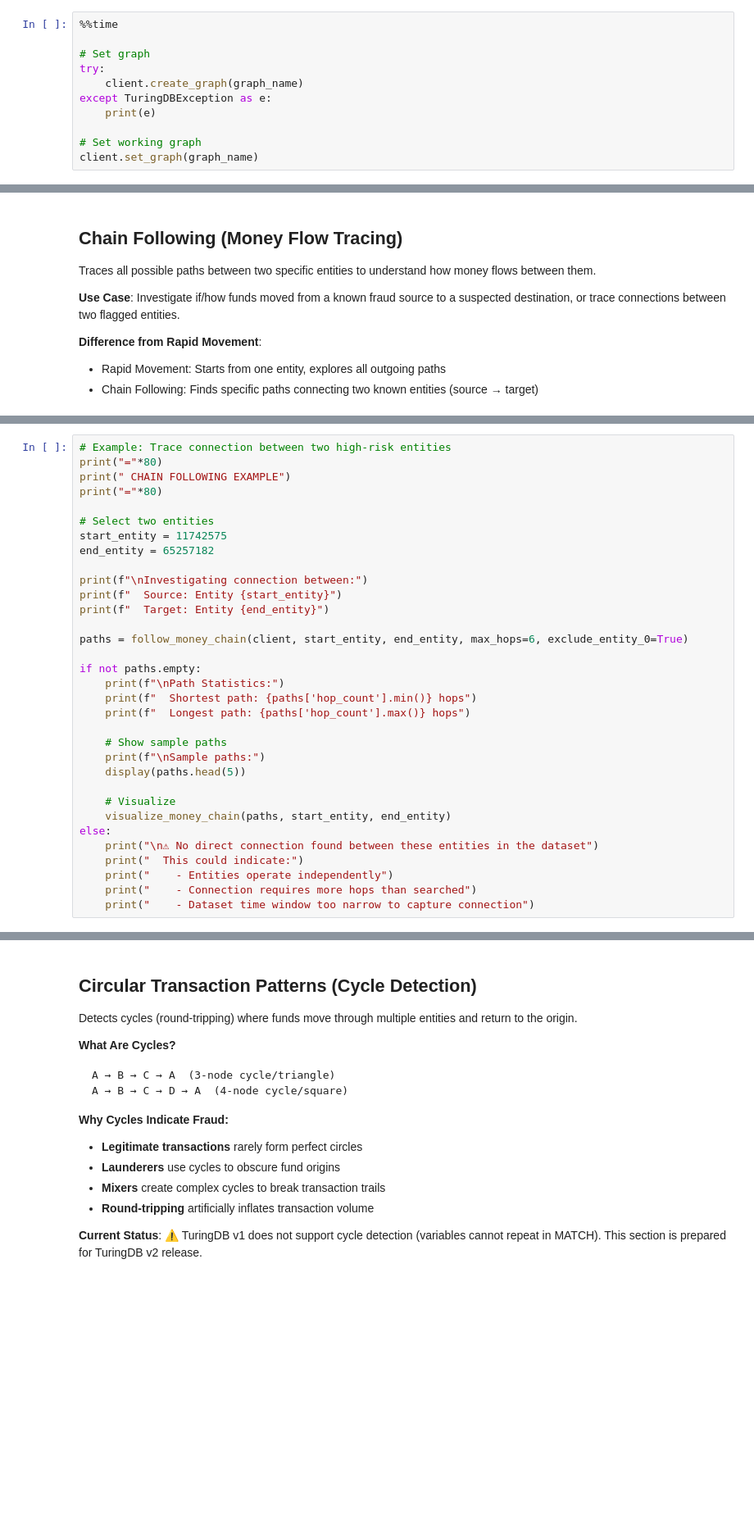
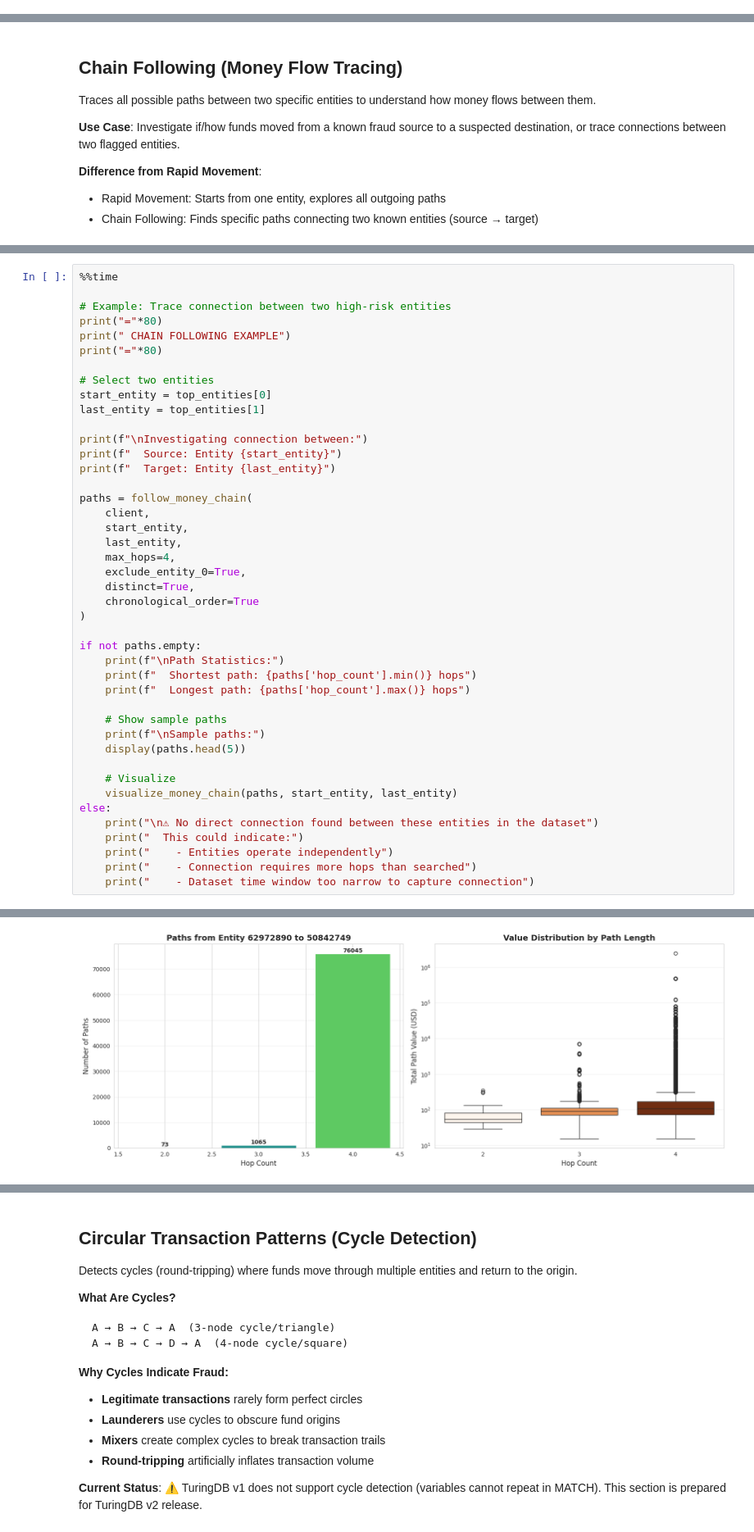
Before and after one commit to turing-db/turingdb-examples, a Jupyter notebook: examples/notebooks/public_version/crypto_orbitaal_fraud_detection.ipynb, the cells around one changed output, grey strips where cells are left out. Shown at 82% size. Saved outputs shown, nothing was run; the diff lists cells and outputs as text; blank space fills up the shorter version.

```diff
--- a/examples/notebooks/public_version/crypto_orbitaal_fraud_detection.ipynb
+++ b/examples/notebooks/public_version/crypto_orbitaal_fraud_detection.ipynb
@@ -756,11 +527,0 @@ from turingdb.exceptions import TuringDBException
-# %%
-%%time
-
-# Set graph
-try:
-    client.create_graph(graph_name)
-except TuringDBException as e:
-    print(e)
-
-# Set working graph
-client.set_graph(graph_name)
@@ -2429,20 +2352,30 @@ def visualize_money_chain(paths_df, start_entity: int, end_entity: int):
     plt.tight_layout()
     plt.show()
 # %%
+%%time
+
 # Example: Trace connection between two high-risk entities
 print("="*80)
 print(" CHAIN FOLLOWING EXAMPLE")
 print("="*80)
 
 # Select two entities
-start_entity = 11742575
-end_entity = 65257182
+start_entity = top_entities[0]
+last_entity = top_entities[1]
 
 print(f"\nInvestigating connection between:")
 print(f"  Source: Entity {start_entity}")
-print(f"  Target: Entity {end_entity}")
+print(f"  Target: Entity {last_entity}")
 
-paths = follow_money_chain(client, start_entity, end_entity, max_hops=6, exclude_entity_0=True)
+paths = follow_money_chain(
+    client,
+    start_entity,
+    last_entity,
+    max_hops=4,
+    exclude_entity_0=True,
+    distinct=True,
+    chronological_order=True
+)
 
 if not paths.empty:
     print(f"\nPath Statistics:")
@@ -2454,7 +2387,7 @@ if not paths.empty:
     display(paths.head(5))
 
     # Visualize
-    visualize_money_chain(paths, start_entity, end_entity)
+    visualize_money_chain(paths, start_entity, last_entity)
 else:
     print("\n⚠ No direct connection found between these entities in the dataset")
     print("  This could indicate:")
@@ -2481,0 +2421 @@ Searching paths up to 6 hops...
+[figure, added]
```
Also changed, not shown: parts of 69 cells of this notebook, 12 other files.
